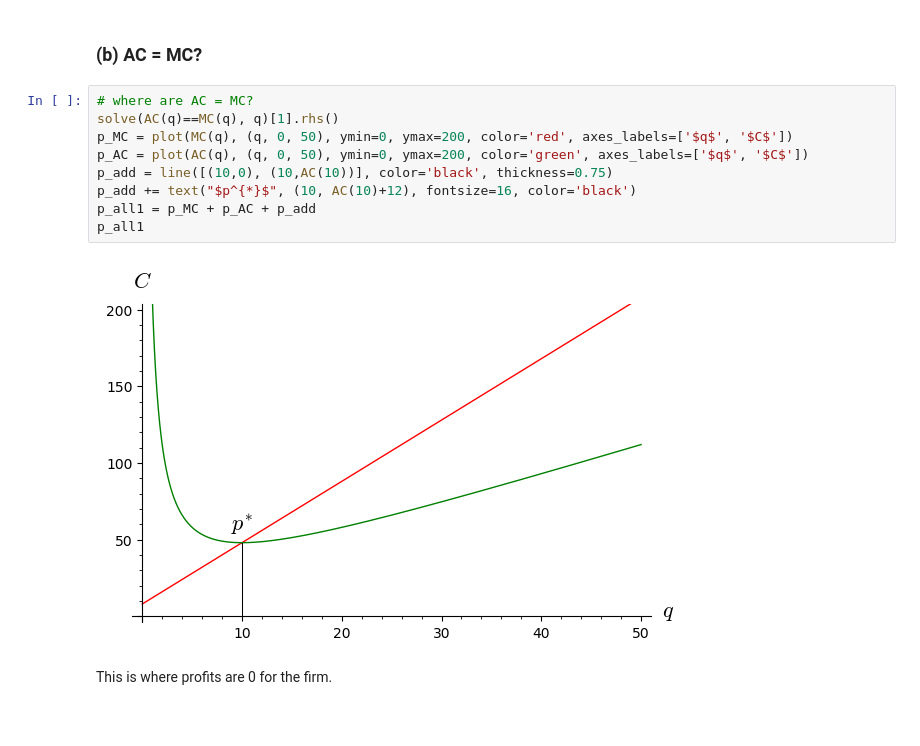
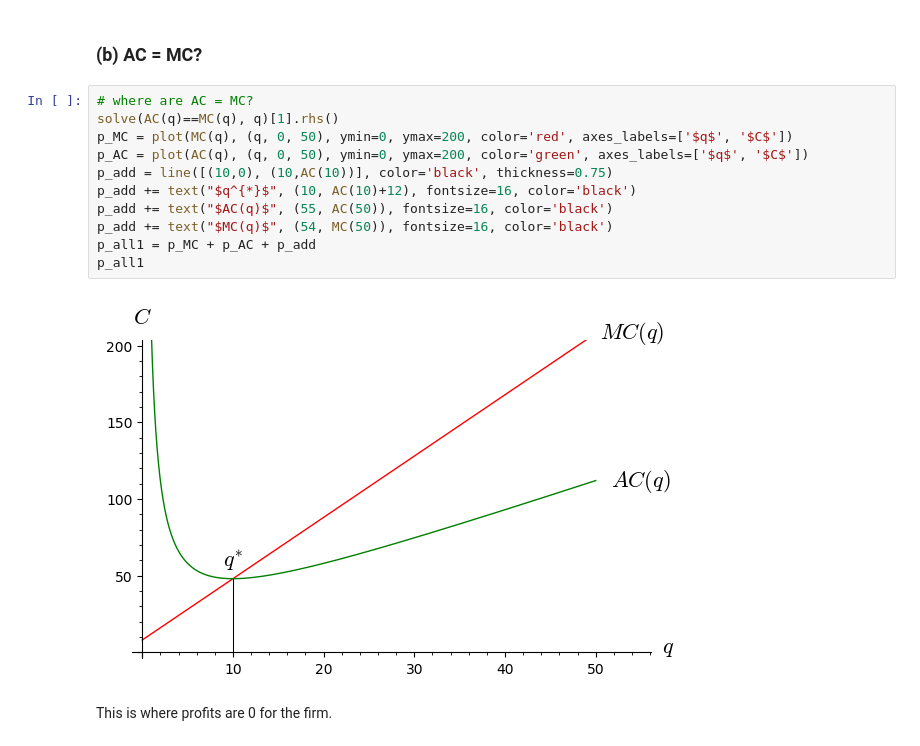
Before and after one commit to ah4mmer/intro-micro, a Jupyter notebook: problemset_8.ipynb, the cells around one changed output. Cells and saved outputs as stored; diff of their text form.

```diff
--- a/problemset_8.ipynb
+++ b/problemset_8.ipynb
@@ -61,14 +61,16 @@ p_C + p_MC
 # %%
 # where are AC = MC?
 solve(AC(q)==MC(q), q)[1].rhs()
 p_MC = plot(MC(q), (q, 0, 50), ymin=0, ymax=200, color='red', axes_labels=['$q$', '$C$'])
 p_AC = plot(AC(q), (q, 0, 50), ymin=0, ymax=200, color='green', axes_labels=['$q$', '$C$'])
 p_add = line([(10,0), (10,AC(10))], color='black', thickness=0.75)
-p_add += text("$p^{*}$", (10, AC(10)+12), fontsize=16, color='black')
+p_add += text("$q^{*}$", (10, AC(10)+12), fontsize=16, color='black')
+p_add += text("$AC(q)$", (55, AC(50)), fontsize=16, color='black')
+p_add += text("$MC(q)$", (54, MC(50)), fontsize=16, color='black')
 p_all1 = p_MC + p_AC + p_add
 p_all1
 # %% [output]
-[figure, old version]
+[figure, new version]
 # %% [markdown]
 This is where profits are 0 for the firm.
 # %% [markdown]
```
Also changed, not shown: parts of 1 cell of this notebook.
